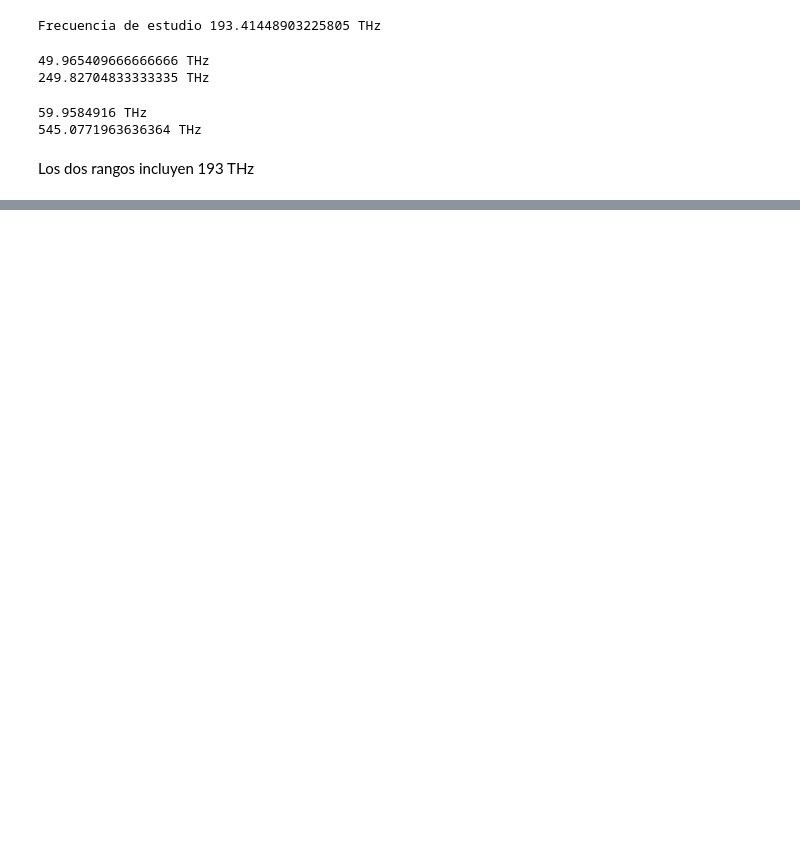
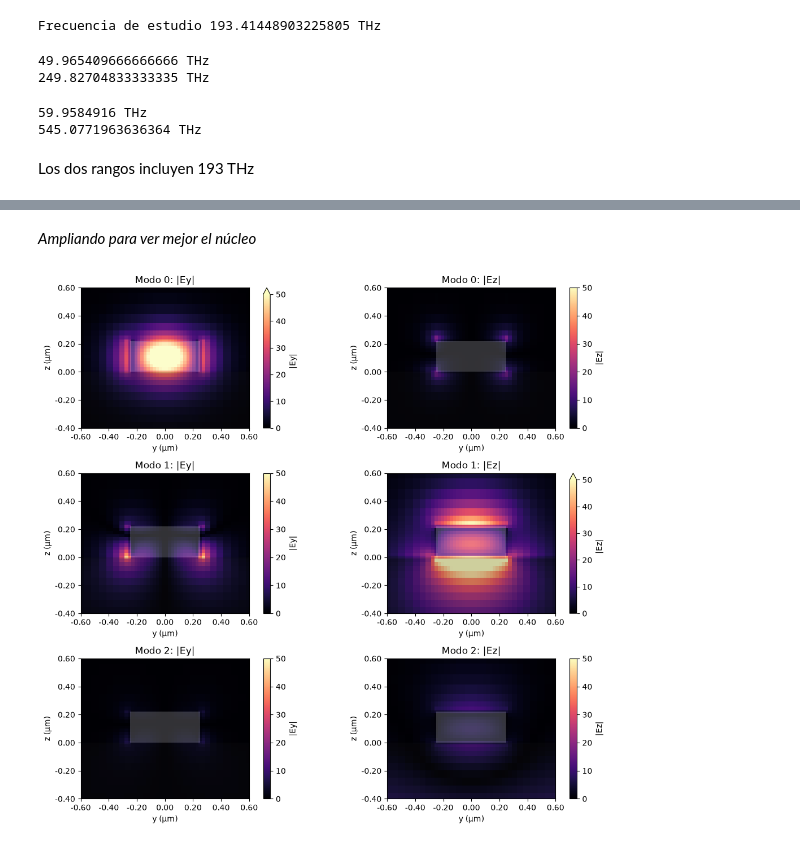
Before and after one commit to MARIOoo610/anillo-sb2s3, a Jupyter notebook: notebooks/01_guia_desnuda.ipynb, the cells around one changed output, grey strips where cells are left out. Drawn from its saved outputs; the diff is of its cells as text; code cells hidden in the pictures; blank space fills up the shorter version.

```diff
--- a/notebooks/01_guia_desnuda.ipynb
+++ b/notebooks/01_guia_desnuda.ipynb
@@ -91,0 +261,16 @@ from tidy3d.plugins.mode import ModeSolver
+# %% [markdown]
+_Ampliando para ver mejor el núcleo_
+# %%
+fig, ax = plt.subplots(3,2, figsize=(11,10))
+for i in range(3):
+    ms.plot_field("Ey", mode_index=i, val="abs", vmin=0, vmax=50, ax=ax[i,0])
+    ms.plot_field("Ez", mode_index=i, val="abs", vmin=0, vmax=50, ax=ax[i,1])
+    ax[i, 0].set_title(f"Modo {i}: |Ey|")
+    ax[i, 1].set_title(f"Modo {i}: |Ez|")
+    for a in ax[i]:
+        a.set_xlim(-0.6, 0.6)
+        a.set_ylim(-0.4, 0.6)
+plt.tight_layout()
+plt.show()
+# %% [output]
+[figure, added]
```
Also changed, not shown: parts of 23 cells of this notebook.
